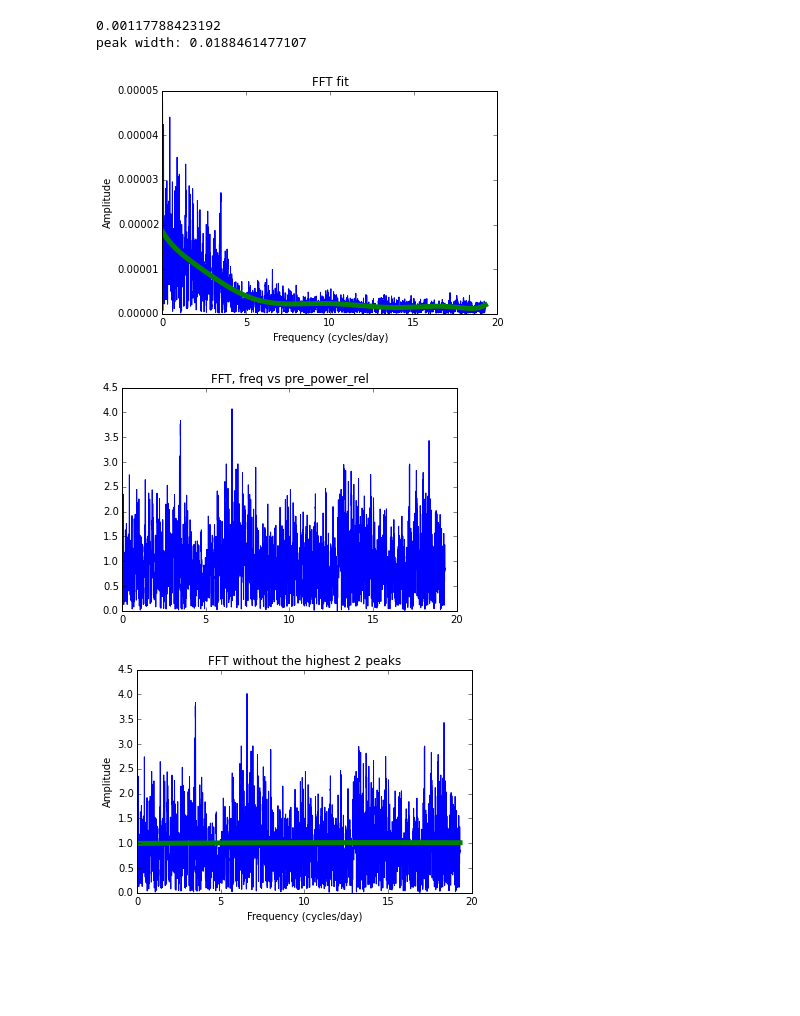
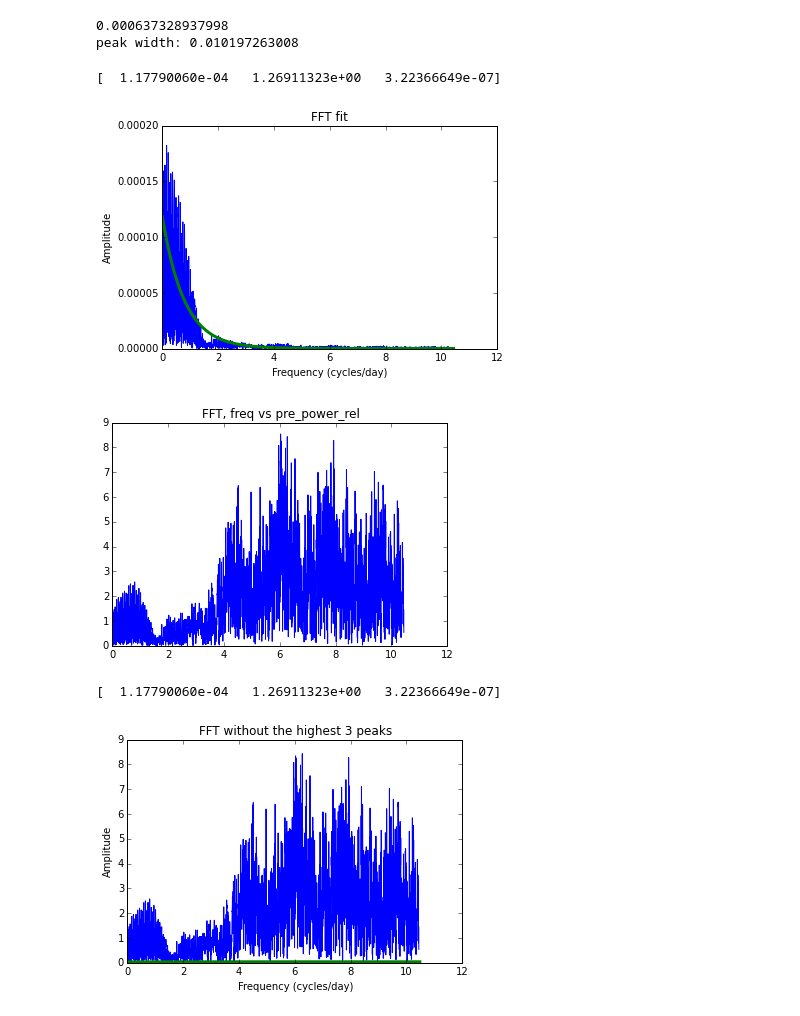
Before and after one commit to dianadianadiana/FFT, a Jupyter notebook: Data/fft.ipynb, the cells around one changed output. Cells and saved outputs as stored; diff of their text form; code cells hidden in the pictures; blank space fills up the shorter version.

```diff
--- a/Data/fft.ipynb
+++ b/Data/fft.ipynb
@@ -34,7 +36,7 @@ filename_arr = ['201124933', '201127583', '201140274', '201143076', '201149315',
 # for filename in filename_arr:
 #     print("LCfluxesepic" + str(filename) + "star00.txt")
 
-chosenfile = "LCfluxesepic" + str(filename_arr[15]) + "star00.txt"
+chosenfile = "LCfluxesepic" + str(filename_arr[11]) + "star00.txt"
 print(chosenfile)
 data = np.loadtxt(chosenfile)
 # %% [output]
@@ -185,8 +189,8 @@ peak_width_error = peak_width + peak_width * peak_error
 print(bin_sz)
 print("peak width: " +str(peak_width))
 # %% [output]
-0.00117788423192
-peak width: 0.0188461477107
+0.000637328937998
+peak width: 0.010197263008
 # %%
 # GOAL: find all the values in the power array that are considered to be peaks
 #       and all the values in the power array that are considered to be harmonics
@@ -239,15 +243,24 @@ def poly_maker(x, y, func, poly = 1):
         i += 1
     return znew
 # %%
-z = poly_maker(freq, power, freq, poly = 8)
+# z = poly_maker(freq, power, freq, poly =4)
+def func(x, a, c, d):
+    return a*np.exp(-c*(x))+d
+
+popt, pcov = curve_fit(func, freq*constant, power)
+z=func(freq*constant,*popt)
+print(popt)
+
 plt.plot(freq*constant, power, 'b')
-plt.plot(freq*constant, z, 'g', linewidth = 5.0)
+plt.plot(freq*constant,z, 'g', linewidth =3.0)
+
 plt.title("FFT fit")
 plt.xlabel("Frequency (cycles/day)")
 plt.ylabel("Amplitude")
 plt.show()
 # %% [output]
+[  1.17790060e-04   1.26911323e+00   3.22366649e-07]
-[figure, old version]
+[figure, new version]
 # %%
 pre_power_rel = power/z
 
@@ -255,22 +268,27 @@ plt.plot(freq*constant, pre_power_rel)
 plt.title("FFT, freq vs pre_power_rel")
 plt.show()
 # %% [output]
-[figure, old version]
+[figure, new version]
 # %%
 pre_indexes = constraint_index_finder(4, freq, pre_power_rel) #peaks
 
 power_fit = np.delete(pre_power_rel, pre_indexes)
 freq_fit = np.delete(freq, pre_indexes)
 
-z1 = poly_maker(freq_fit, power_fit, freq_fit, poly = 2)
+# z1 = poly_maker(freq_fit, power_fit, freq_fit, poly = 2)
+
+popt1, pcov1 = curve_fit(func, freq_fit*constant, power_fit)
+z1=func(freq_fit*constant,*popt)
+print(popt)
 
 plt.plot(freq_fit*constant, power_fit, 'b')
 plt.plot(freq_fit*constant, z1, 'g', linewidth = 5.0)
 plt.title("FFT without the highest " + str(len(pre_indexes)) + " peaks")
 plt.xlabel("Frequency (cycles/day)")
 plt.ylabel("Amplitude")
 plt.show()
 # %% [output]
+[  1.17790060e-04   1.26911323e+00   3.22366649e-07]
-[figure, old version]
+[figure, new version]
 # %%
 # Relative power
```
Also changed, not shown: parts of 15 cells of this notebook, 1 other file.
